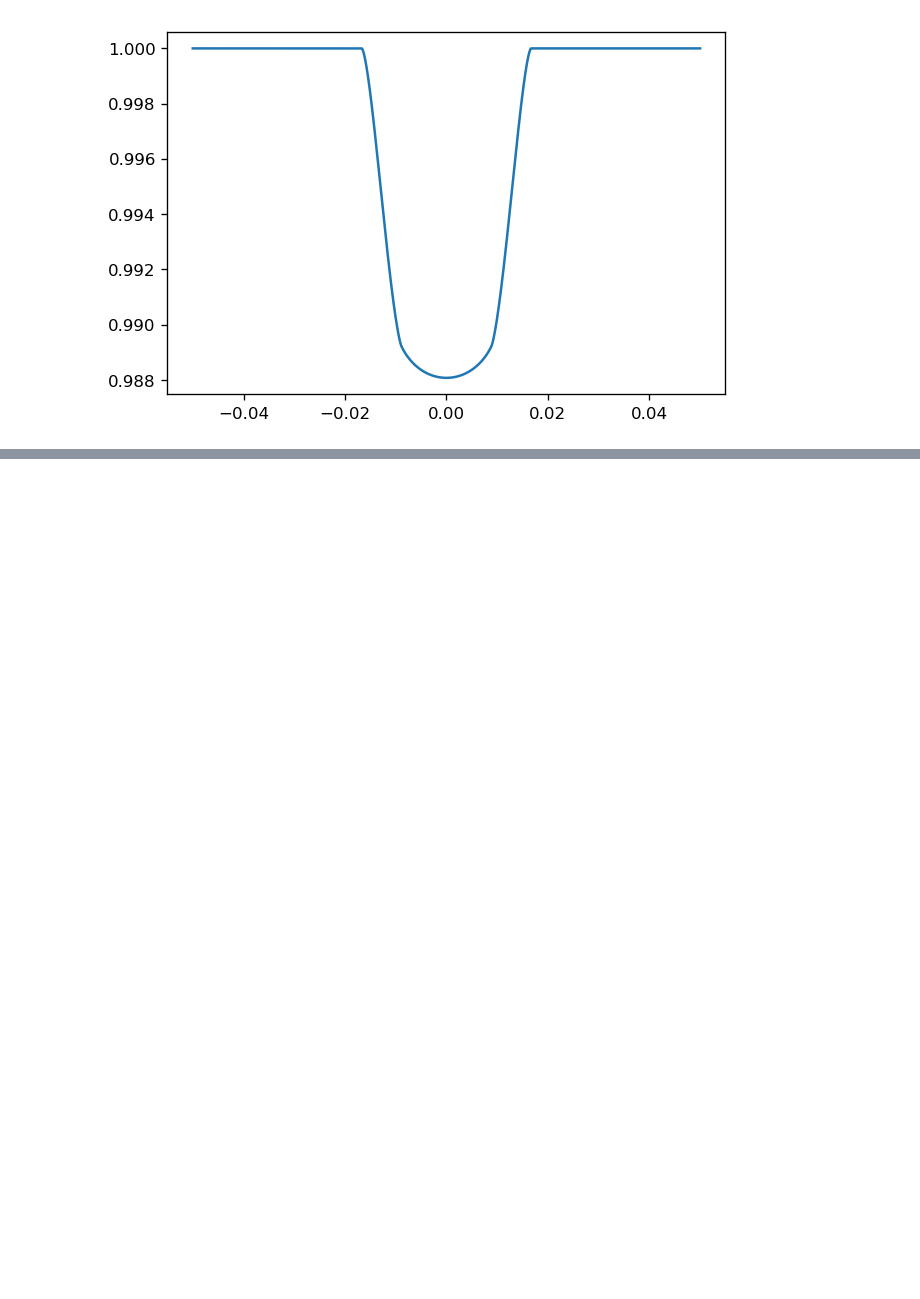
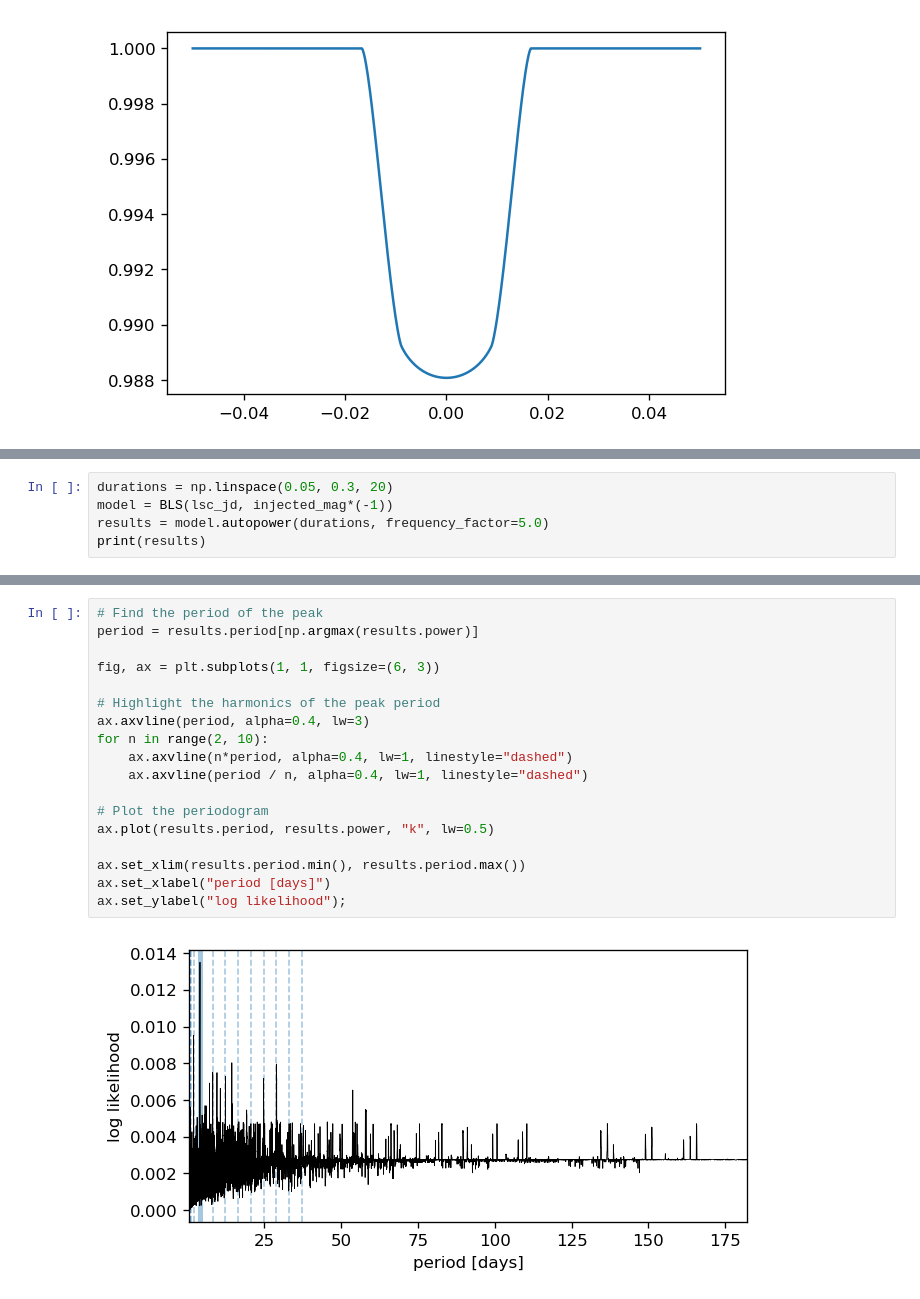
Before and after one commit to ruoyanwangdr/Dectection-of-Bright-Transiting-Exoplanet-with-MASCARA-TESS, a Jupyter notebook: ls_1359354.ipynb, the cells around one changed output, grey strips where cells are left out. Cells and saved outputs as stored; diff of their text form; blank space fills up the shorter version.

```diff
--- a/ls_1359354.ipynb
+++ b/ls_1359354.ipynb
@@ -349,0 +303,5 @@ plt.savefig('ascc_1359354_injected_phase_folding.png')
+# %%
+durations = np.linspace(0.05, 0.3, 20)
+model = BLS(lsc_jd, injected_mag*(-1))
+results = model.autopower(durations, frequency_factor=5.0)
+print(results)
@@ -349,0 +325,20 @@ plt.savefig('ascc_1359354_injected_phase_folding.png')
+# %%
+# Find the period of the peak
+period = results.period[np.argmax(results.power)]
+
+fig, ax = plt.subplots(1, 1, figsize=(6, 3))
+
+# Highlight the harmonics of the peak period
+ax.axvline(period, alpha=0.4, lw=3)
+for n in range(2, 10):
+    ax.axvline(n*period, alpha=0.4, lw=1, linestyle="dashed")
+    ax.axvline(period / n, alpha=0.4, lw=1, linestyle="dashed")
+
+# Plot the periodogram
+ax.plot(results.period, results.power, "k", lw=0.5)
+
+ax.set_xlim(results.period.min(), results.period.max())
+ax.set_xlabel("period [days]")
+ax.set_ylabel("log likelihood");
+# %% [output]
+[figure, added]
```
Also changed, not shown: parts of 6 cells of this notebook.
